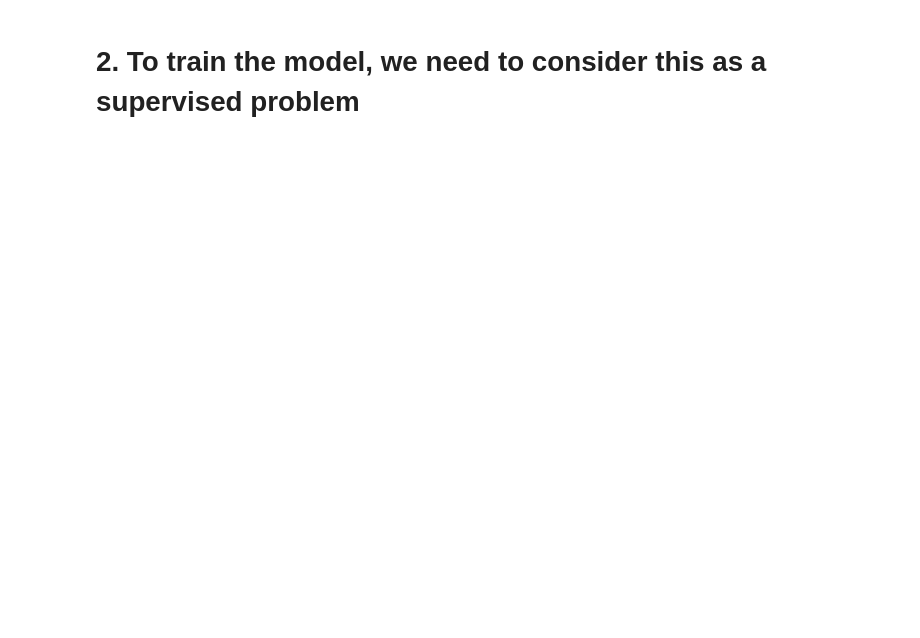
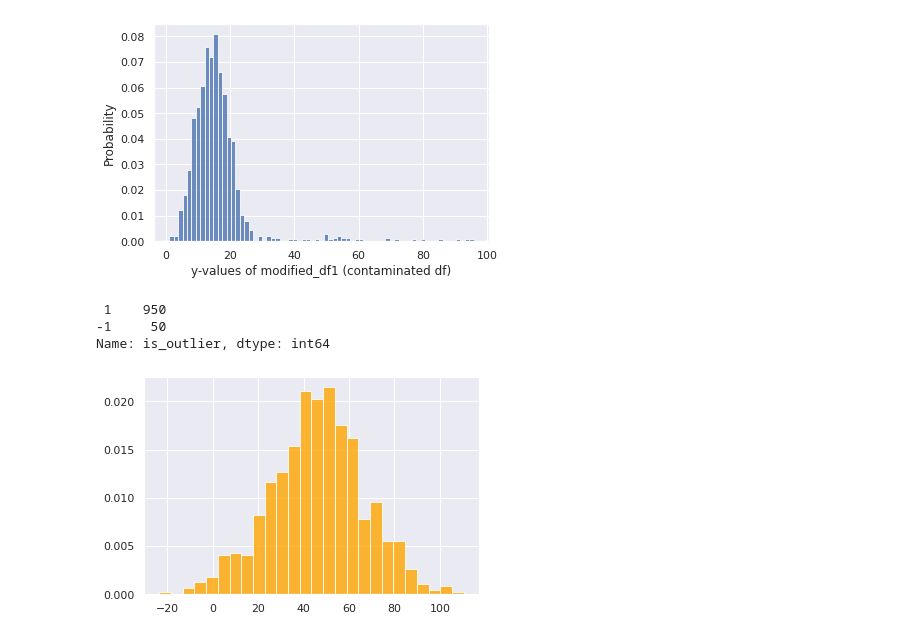
Before and after one commit to avyasharma/Skunkworks-iForests, a Jupyter notebook: FriedmanIsoForest.ipynb, the cells around one changed output. Drawn from its saved outputs; the diff is of its cells as text; code cells hidden in the pictures; blank space fills up the shorter version.

```diff
--- a/FriedmanIsoForest.ipynb
+++ b/FriedmanIsoForest.ipynb
@@ -114,3 +147 @@ df1.head(), df2.head()
-# %% [markdown]
-# 2. To train the model, we need to consider this as a supervised problem
 # %%
@@ -118,3 +149,18 @@ modified_df1, modified_df1_y, test_df2  = contaminate_df(df1, df2, 0.05)
+# %%
+
+plt.xlabel('y-values of modified_df1 (contaminated df)')
+plt.ylabel('Probability')
+plt.hist(modified_df1['y1'], bins='auto', alpha=0.8, density = True, label='y1')
+plt.show()
+print(modified_df1_y["is_outlier"].value_counts())
+plt.hist(test_df2['y1'], bins='auto', alpha=0.8, density = True, label='y1', color = 'orange')
+plt.show()
+# %% [output]
+[figure, added]
+ 1    950
+-1     50
+Name: is_outlier, dtype: int64
+[figure, added]
 # %%
 X_train_modified, X_test_modified, y_train_modified, y_test_modified = train_test_split(modified_df1, modified_df1_y, test_size=0.2, random_state=11)
 # %%
```
Also changed, not shown: parts of 25 cells of this notebook.
